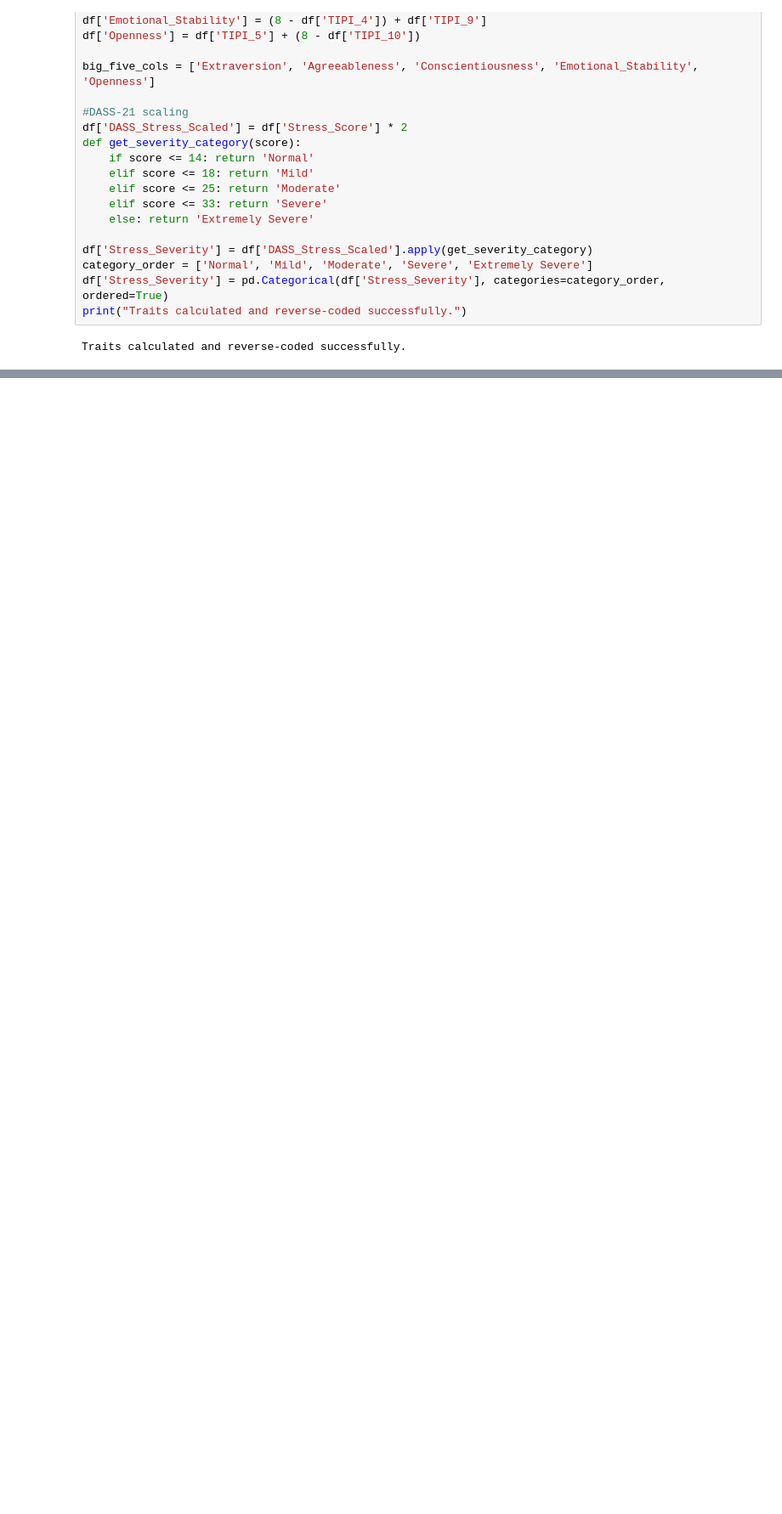
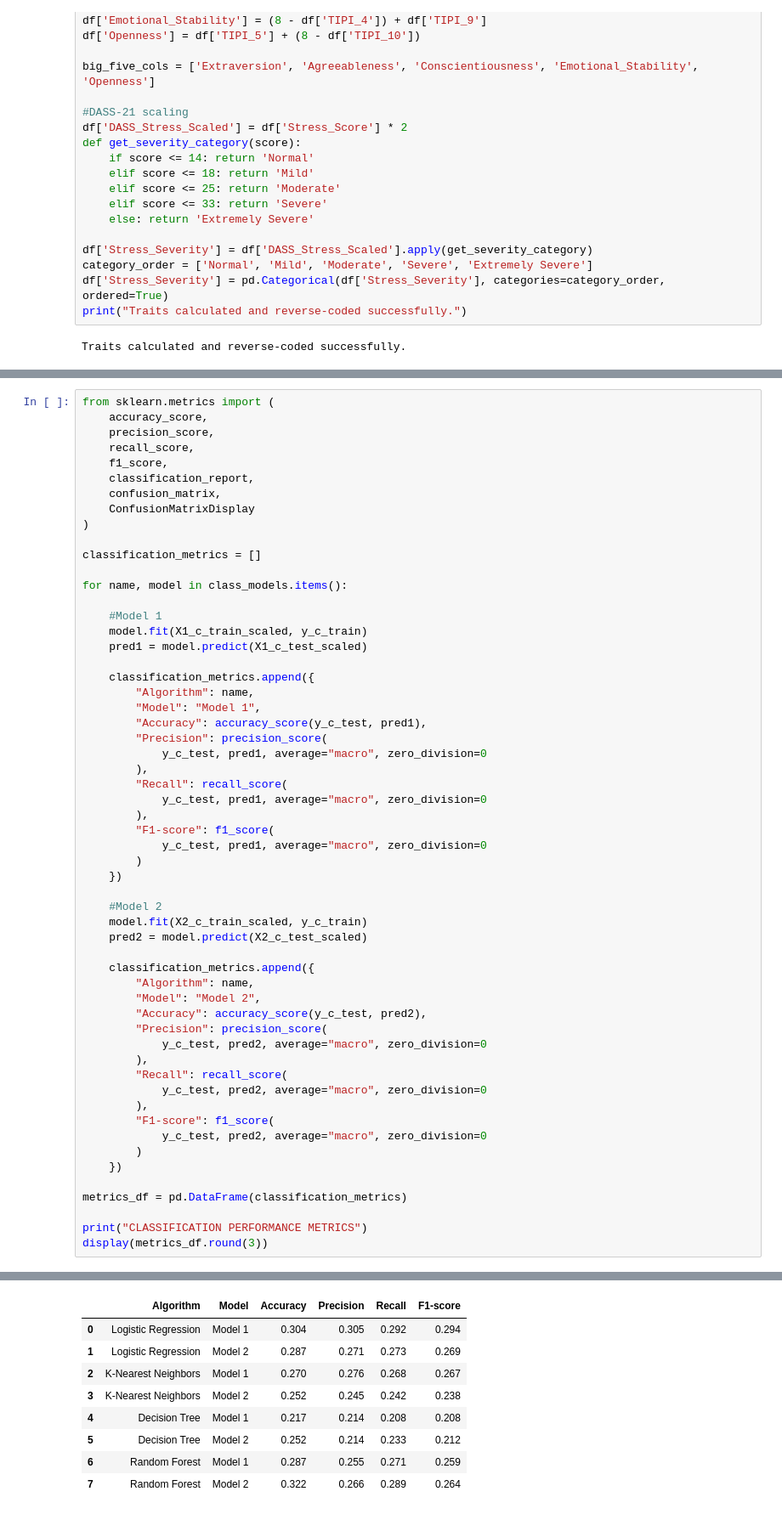
Before and after one commit to Machine-Learning-CSC1169-Group-Project/bangladesh_dataset, a Jupyter notebook: Swetha/Modelss.ipynb, the cells around one changed output, grey strips where cells are left out. Shown at 85% size. Cells and saved outputs as stored; diff of their text form; blank space fills up the shorter version.

```diff
--- a/Swetha/Modelss.ipynb
+++ b/Swetha/Modelss.ipynb
@@ -566,0 +577,58 @@ SPEARMAN CORRELATIONS: Big Five traits ranked by strength of associationwith Str
+# %%
+from sklearn.metrics import (
+    accuracy_score,
+    precision_score,
+    recall_score,
+    f1_score,
+    classification_report,
+    confusion_matrix,
+    ConfusionMatrixDisplay
+)
+
+classification_metrics = []
+
+for name, model in class_models.items():
+
+    #Model 1
+    model.fit(X1_c_train_scaled, y_c_train)
+    pred1 = model.predict(X1_c_test_scaled)
+
+    classification_metrics.append({
+        "Algorithm": name,
+        "Model": "Model 1",
+        "Accuracy": accuracy_score(y_c_test, pred1),
+        "Precision": precision_score(
+            y_c_test, pred1, average="macro", zero_division=0
+        ),
+        "Recall": recall_score(
+            y_c_test, pred1, average="macro", zero_division=0
+        ),
+        "F1-score": f1_score(
+            y_c_test, pred1, average="macro", zero_division=0
+        )
+    })
+
+    #Model 2
+    model.fit(X2_c_train_scaled, y_c_train)
+    pred2 = model.predict(X2_c_test_scaled)
+
+    classification_metrics.append({
+        "Algorithm": name,
+        "Model": "Model 2",
+        "Accuracy": accuracy_score(y_c_test, pred2),
+        "Precision": precision_score(
+            y_c_test, pred2, average="macro", zero_division=0
+        ),
+        "Recall": recall_score(
+            y_c_test, pred2, average="macro", zero_division=0
+        ),
+        "F1-score": f1_score(
+            y_c_test, pred2, average="macro", zero_division=0
+        )
+    })
+
+metrics_df = pd.DataFrame(classification_metrics)
+
+print("CLASSIFICATION PERFORMANCE METRICS")
+display(metrics_df.round(3))
+# %% [output]
@@ -566,0 +636,9 @@ SPEARMAN CORRELATIONS: Big Five traits ranked by strength of associationwith Str
+|  | Algorithm | Model | Accuracy | Precision | Recall | F1-score |
+| 0 | Logistic Regression | Model 1 | 0.304 | 0.305 | 0.292 | 0.294 |
+| 1 | Logistic Regression | Model 2 | 0.287 | 0.271 | 0.273 | 0.269 |
+| 2 | K-Nearest Neighbors | Model 1 | 0.270 | 0.276 | 0.268 | 0.267 |
+| 3 | K-Nearest Neighbors | Model 2 | 0.252 | 0.245 | 0.242 | 0.238 |
+| 4 | Decision Tree | Model 1 | 0.217 | 0.214 | 0.208 | 0.208 |
+| 5 | Decision Tree | Model 2 | 0.252 | 0.214 | 0.233 | 0.212 |
+| 6 | Random Forest | Model 1 | 0.287 | 0.255 | 0.271 | 0.259 |
+| 7 | Random Forest | Model 2 | 0.322 | 0.266 | 0.289 | 0.264 |
```
Also changed, not shown: parts of 8 cells of this notebook.
